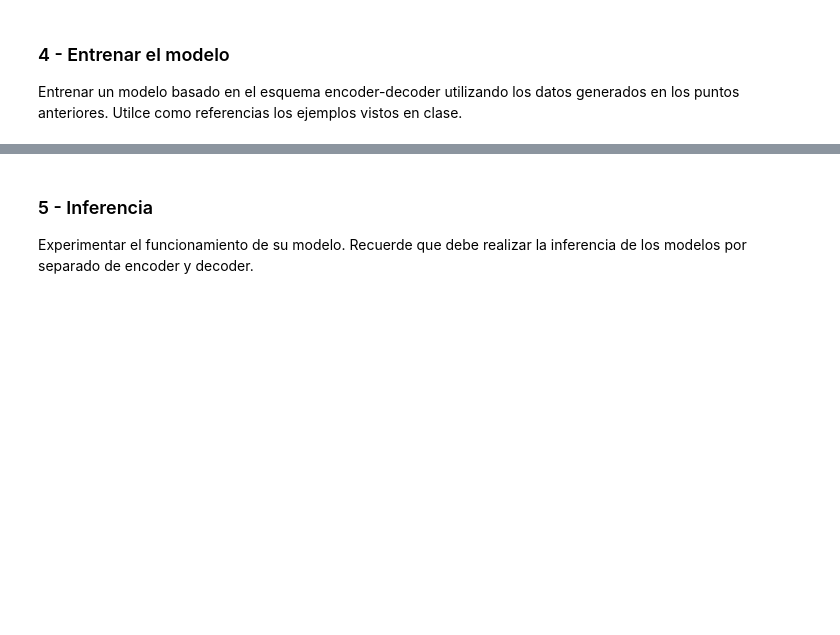
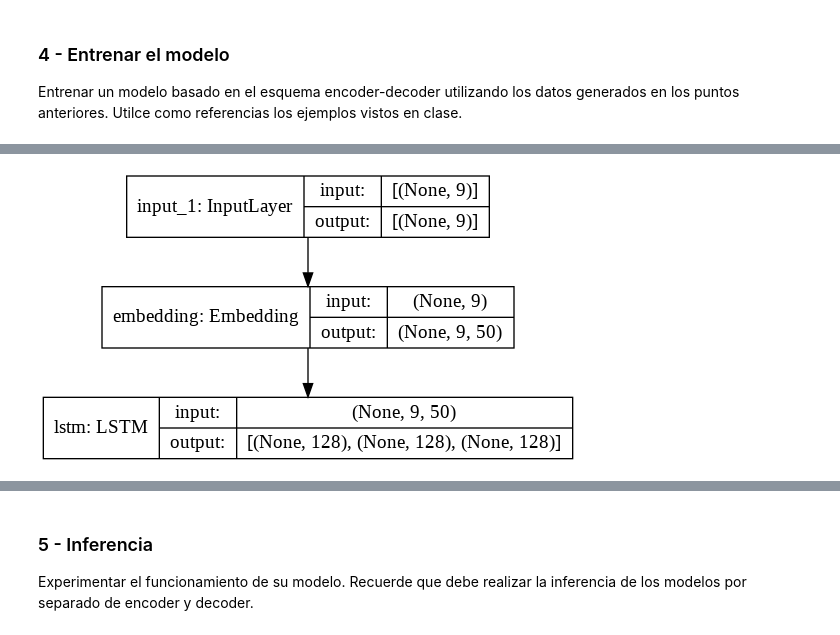
Before and after one commit to davidbro-in/natural-language-processing, a Jupyter notebook: 6_qa_lstm_chatbot.ipynb, the cells around one changed output, grey strips where cells are left out. Cells and saved outputs as stored; diff of their text form; code cells hidden in the pictures; blank space fills up the shorter version.

```diff
--- a/6_qa_lstm_chatbot.ipynb
+++ b/6_qa_lstm_chatbot.ipynb
@@ -96,3 +106,6 @@ Realizar el preprocesamiento necesario para obtener:
 - word2idx_inputs, max_input_len
 - word2idx_outputs, max_out_len, num_words_output
 - encoder_input_sequences, decoder_output_sequences, decoder_targets
+# %%
+# Definir el tamaño máximo del vocabulario
+MAX_VOCAB_SIZE = 8000
@@ -101,0 +287,27 @@ Utilizar los embeddings de Glove o FastText para transformar los tokens de entra
+# %%
+# Por una cuestion de RAM se utilizará los embeddings de Glove de dimension 50
+model_embeddings = GloveEmbeddings()
+# %%
+# Crear la Embedding matrix de las secuencias
+# en ingles
+
+print('preparing embedding matrix...')
+embed_dim = model_embeddings.N_FEATURES
+words_not_found = []
+
+# word_index provieen del tokenizer
+
+nb_words = min(MAX_VOCAB_SIZE, len(word2idx_inputs)) # vocab_size
+embedding_matrix = np.zeros((nb_words, embed_dim))
+for word, i in word2idx_inputs.items():
+    if i >= nb_words:
+        continue
+    embedding_vector = model_embeddings.get_words_embeddings(word)[0]
+    if (embedding_vector is not None) and len(embedding_vector) > 0:
+
+        embedding_matrix[i] = embedding_vector
+    else:
+        # words not found in embedding index will be all-zeros.
+        words_not_found.append(word)
+
+print('number of null word embeddings:', np.sum(np.sum(embedding_matrix, axis=1) == 0))
@@ -104,0 +392,10 @@ Entrenar un modelo basado en el esquema encoder-decoder utilizando los datos gen
+# %%
+# Modelo solo encoder
+
+# define inference encoder
+encoder_model = Model(encoder_inputs, encoder_states)
+
+from keras.utils.vis_utils import plot_model
+plot_model(encoder_model, to_file='encoder_plot.png', show_shapes=True, show_layer_names=True)
+# %% [output]
+[figure, added]
```
Also changed, not shown: parts of 23 cells of this notebook.
